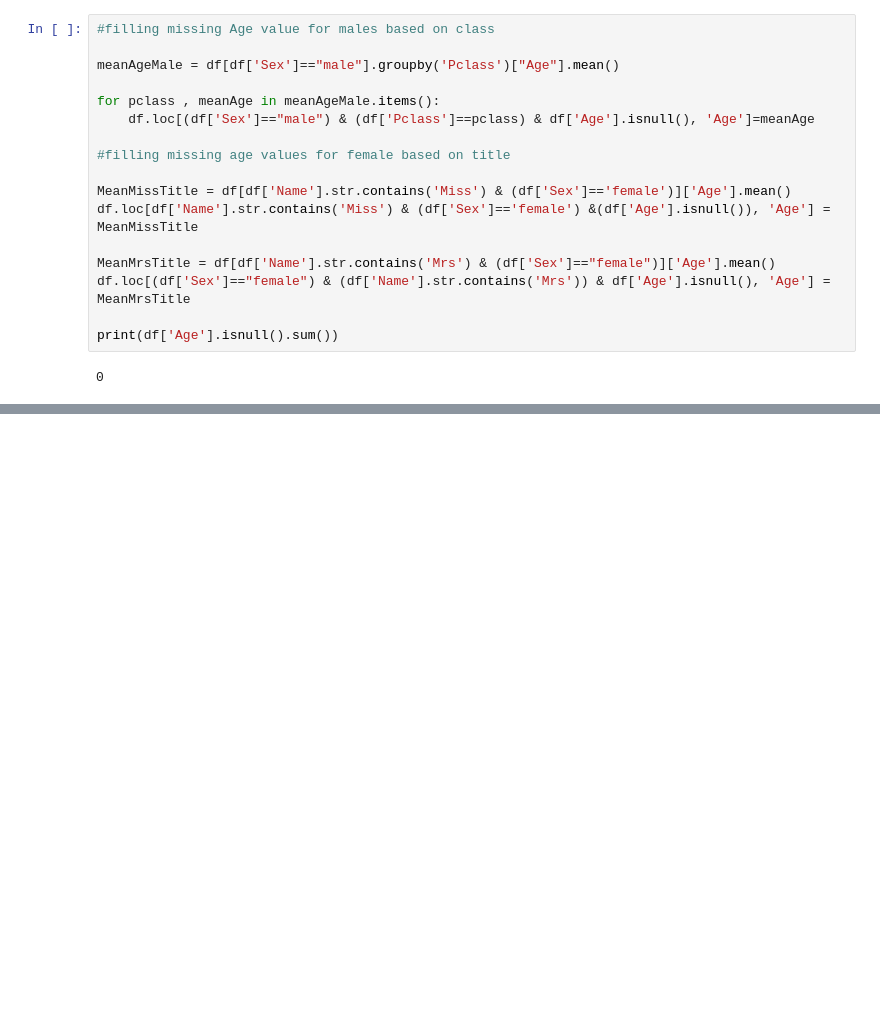
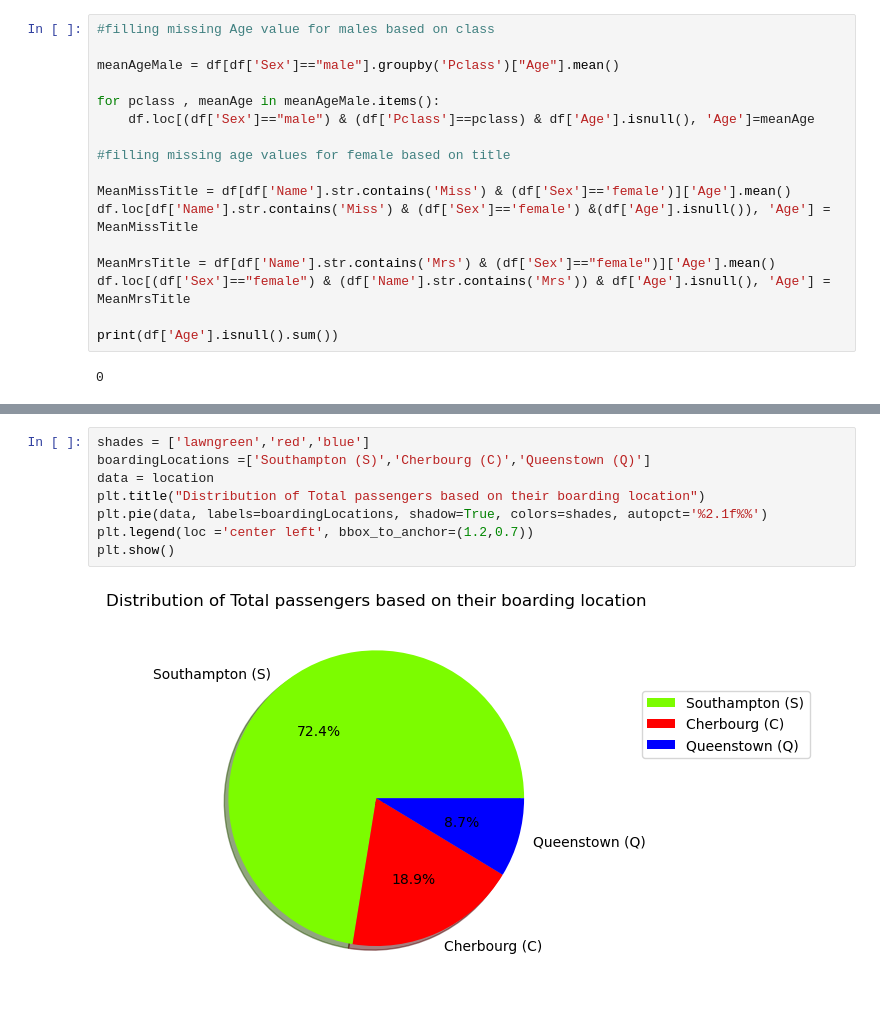
Before and after one commit to shiffa-04/Titanic-Data-set, a Jupyter notebook: Data-set.ipynb, the cells around one changed output, grey strips where cells are left out. Cells and saved outputs as stored; diff of their text form; blank space fills up the shorter version.

```diff
--- a/Data-set.ipynb
+++ b/Data-set.ipynb
@@ -265,0 +277,10 @@ plt.show()
+# %%
+shades = ['lawngreen','red','blue']
+boardingLocations =['Southampton (S)','Cherbourg (C)','Queenstown (Q)']
+data = location
+plt.title("Distribution of Total passengers based on their boarding location")
+plt.pie(data, labels=boardingLocations, shadow=True, colors=shades, autopct='%2.1f%%')
+plt.legend(loc ='center left', bbox_to_anchor=(1.2,0.7))
+plt.show()
+# %% [output]
+[figure, added]
```
Also changed, not shown: parts of 13 cells of this notebook.
